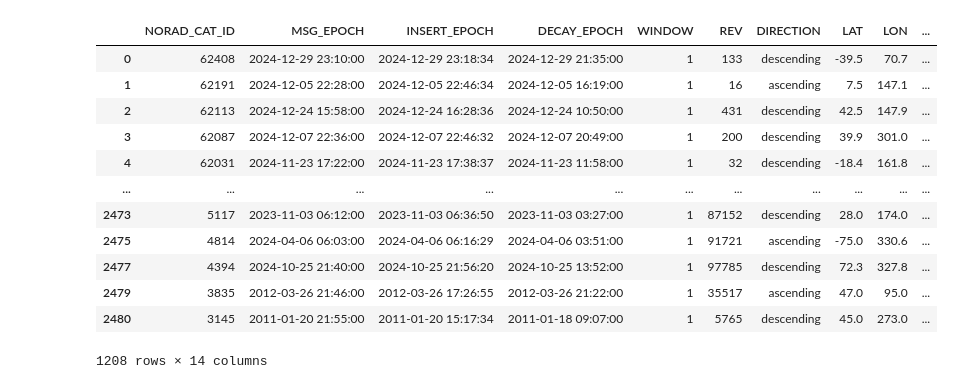
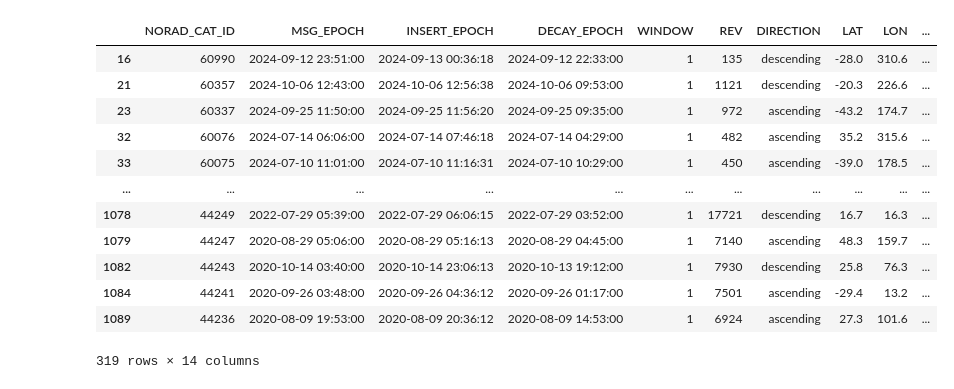
Before and after one commit to pisanvs/GLOBE-spacedebris, a Jupyter notebook: satellite-mapping.ipynb, the cells around one changed output. Drawn from its saved outputs; the diff is of its cells as text; code cells hidden in the pictures.

```diff
--- a/satellite-mapping.ipynb
+++ b/satellite-mapping.ipynb
@@ -177,33 +174,36 @@ def show_imagery(imagery, event_TIP, title):
     plt.legend()
     plt.show()
 # %%
-import pandas as pd
-
 # Add each JSONs data to dataframe
 df = pd.DataFrame()
 for file in os.listdir("data/TIPs"):
     df = pd.concat([df, pd.read_json("data/TIPs/"+file)])
 
 df = df.sort_values(by=['OBJECT_NUMBER', 'WINDOW'], ascending=False)
 
 # Group by 'OBJECT_NUMBER' and take the last entry for each group
 last_tips = df.groupby('OBJECT_NUMBER').tail(1).reset_index(drop=True)
 
 last_tips = last_tips[last_tips["WINDOW"] == 1]
-last_tips
+
+# get starlink IDs
+
+starlink_ids = pd.read_csv("data/starlink-decayed.csv")
+starlinks = last_tips[last_tips["NORAD_CAT_ID"].isin(starlink_ids["norad"])]
+starlinks
 # %% [output]
 |  | NORAD_CAT_ID | MSG_EPOCH | INSERT_EPOCH | DECAY_EPOCH | WINDOW | REV | DIRECTION | LAT | LON | ... |
-| 0 | 62408 | 2024-12-29 23:10:00 | 2024-12-29 23:18:34 | 2024-12-29 21:35:00 | 1 | 133 | descending | -39.5 | 70.7 | ... |
-| 1 | 62191 | 2024-12-05 22:28:00 | 2024-12-05 22:46:34 | 2024-12-05 16:19:00 | 1 | 16 | ascending | 7.5 | 147.1 | ... |
-| 2 | 62113 | 2024-12-24 15:58:00 | 2024-12-24 16:28:36 | 2024-12-24 10:50:00 | 1 | 431 | descending | 42.5 | 147.9 | ... |
-| 3 | 62087 | 2024-12-07 22:36:00 | 2024-12-07 22:46:32 | 2024-12-07 20:49:00 | 1 | 200 | descending | 39.9 | 301.0 | ... |
-| 4 | 62031 | 2024-11-23 17:22:00 | 2024-11-23 17:38:37 | 2024-11-23 11:58:00 | 1 | 32 | descending | -18.4 | 161.8 | ... |
+| 16 | 60990 | 2024-09-12 23:51:00 | 2024-09-13 00:36:18 | 2024-09-12 22:33:00 | 1 | 135 | descending | -28.0 | 310.6 | ... |
+| 21 | 60357 | 2024-10-06 12:43:00 | 2024-10-06 12:56:38 | 2024-10-06 09:53:00 | 1 | 1121 | descending | -20.3 | 226.6 | ... |
+| 23 | 60337 | 2024-09-25 11:50:00 | 2024-09-25 11:56:20 | 2024-09-25 09:35:00 | 1 | 972 | ascending | -43.2 | 174.7 | ... |
+| 32 | 60076 | 2024-07-14 06:06:00 | 2024-07-14 07:46:18 | 2024-07-14 04:29:00 | 1 | 482 | ascending | 35.2 | 315.6 | ... |
+| 33 | 60075 | 2024-07-10 11:01:00 | 2024-07-10 11:16:31 | 2024-07-10 10:29:00 | 1 | 450 | ascending | -39.0 | 178.5 | ... |
 | ... | ... | ... | ... | ... | ... | ... | ... | ... | ... | ... |
-| 2473 | 5117 | 2023-11-03 06:12:00 | 2023-11-03 06:36:50 | 2023-11-03 03:27:00 | 1 | 87152 | descending | 28.0 | 174.0 | ... |
-| 2475 | 4814 | 2024-04-06 06:03:00 | 2024-04-06 06:16:29 | 2024-04-06 03:51:00 | 1 | 91721 | ascending | -75.0 | 330.6 | ... |
-| 2477 | 4394 | 2024-10-25 21:40:00 | 2024-10-25 21:56:20 | 2024-10-25 13:52:00 | 1 | 97785 | descending | 72.3 | 327.8 | ... |
-| 2479 | 3835 | 2012-03-26 21:46:00 | 2012-03-26 17:26:55 | 2012-03-26 21:22:00 | 1 | 35517 | ascending | 47.0 | 95.0 | ... |
-| 2480 | 3145 | 2011-01-20 21:55:00 | 2011-01-20 15:17:34 | 2011-01-18 09:07:00 | 1 | 5765 | descending | 45.0 | 273.0 | ... |
+| 1078 | 44249 | 2022-07-29 05:39:00 | 2022-07-29 06:06:15 | 2022-07-29 03:52:00 | 1 | 17721 | descending | 16.7 | 16.3 | ... |
+| 1079 | 44247 | 2020-08-29 05:06:00 | 2020-08-29 05:16:13 | 2020-08-29 04:45:00 | 1 | 7140 | ascending | 48.3 | 159.7 | ... |
+| 1082 | 44243 | 2020-10-14 03:40:00 | 2020-10-14 23:06:13 | 2020-10-13 19:12:00 | 1 | 7930 | descending | 25.8 | 76.3 | ... |
+| 1084 | 44241 | 2020-09-26 03:48:00 | 2020-09-26 04:36:12 | 2020-09-26 01:17:00 | 1 | 7501 | ascending | -29.4 | 13.2 | ... |
+| 1089 | 44236 | 2020-08-09 19:53:00 | 2020-08-09 20:36:12 | 2020-08-09 14:53:00 | 1 | 6924 | ascending | 27.3 | 101.6 | ... |
-1208 rows × 14 columns
+319 rows × 14 columns
 # %%
 for dir in os.listdir("data/sat_imagery"):
```
Also changed, not shown: parts of 4 cells of this notebook, 1 other file.
